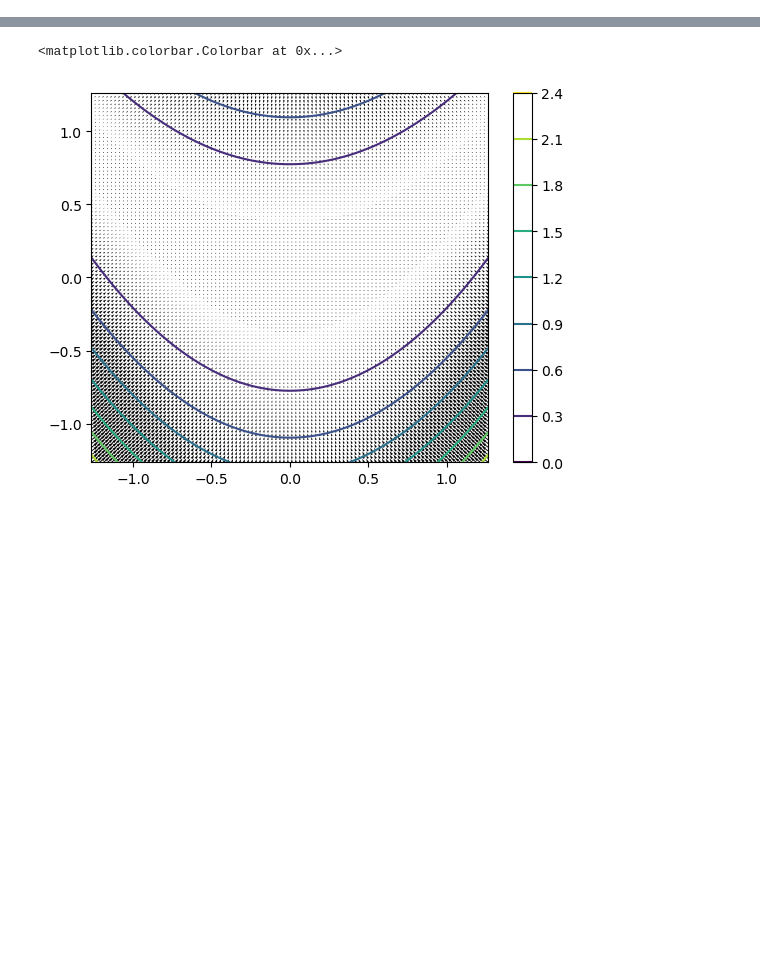
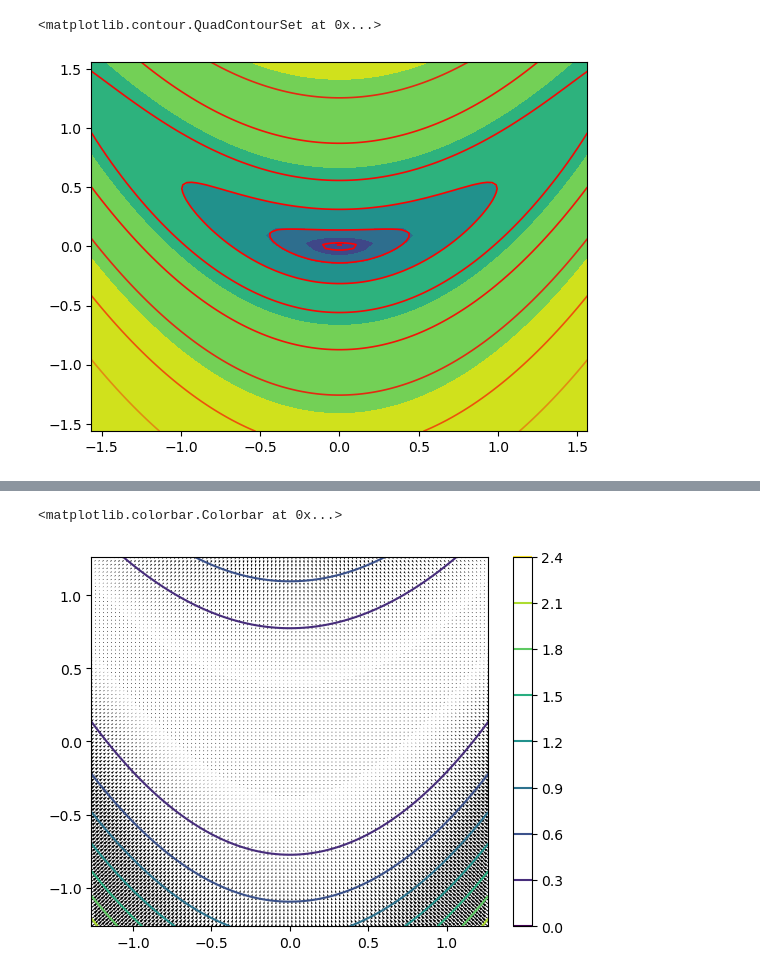
Before and after one commit to J-Hermant/Nesterov_Acceleration_Aiming_Condition, a Jupyter notebook: SQC_PL_2d.ipynb, the cells around one changed output, grey strips where cells are left out. Drawn from its saved outputs; the diff is of its cells as text; code cells hidden in the pictures; blank space fills up the shorter version.

```diff
--- a/SQC_PL_2d.ipynb
+++ b/SQC_PL_2d.ipynb
@@ -174,0 +210,68 @@ PL : 0.03760390021979999 RSI : 9.249268012099387e-05 EB : 0.05129315086538839
+# %%
+bound_square = 1.5638
+x_vals = np.linspace(-bound_square, bound_square, 100)
+y_vals = np.linspace(-bound_square, bound_square, 100)
+X, Y = np.meshgrid(x_vals, y_vals)
+epsilon = 0.1
+
+Z = g(X, Y,epsilon)
+
+levels_brut = np.linspace(0,1,10)
+levels = (levels_brut**4)*Z.max()
+# levels.reverse()
+
+for lev in levels:
+    # alpha augmente avec la valeur du niveau
+    # (tu peux ajuster la fonction pour obtenir l’effet que tu veux)
+    alpha = lev / levels.max()
+
+    plt.contour(X, Y, Z, levels=[lev],
+                colors='red',
+                linewidths=1.2,
+                alpha=1-alpha,
+                fontsize = 10)
+bound_square = 1.5638
+x_vals = np.linspace(-bound_square, bound_square, 50)
+y_vals = np.linspace(-bound_square, bound_square, 50)
+X, Y = np.meshgrid(x_vals, y_vals)
+epsilon = 0.1
+# X = np.linspace(-bound_square, bound_square, 6)
+# Y =0.5*X**2
+Z = g(X, Y,epsilon)
+# Gradient sur la grille
+U, V = grad_g(X, Y,epsilon)
+norm_grad2 =  np.sqrt(U**2 + V**2)
+
+# plt.quiver(X,Y,-U/norm_grad2,-V/norm_grad2,alpha=0.8, color ="red",facecolor ="black")
+plt.contourf(X,Y,np.log(Z))
+
+
+# plt.figure(figsize=(6,6))
+# x_vals = np.linspace(-bound_square, bound_square, 50)
+# y_vals = np.linspace(-bound_square, bound_square, 50)
+# # ---- Lignes de niveau ----
+# cs = plt.contour(X, Y, Z, levels=levels, colors="black")
+# x_vals = np.linspace(-bound_square, bound_square, 6)
+# y_vals = np.linspace(-bound_square, bound_square, 6)
+# # ---- Flèches de gradient sur les lignes de niveau ----
+# for collection in cs.collections:             # pour chaque niveau
+#     for path in collection.get_paths():       # une courbe de niveau peut avoir plusieurs morceaux
+#         verts = path.vertices                 # (N, 2) tableau de points (x,y)
+
+#         # On échantillonne pour ne pas mettre une flèche par point
+#         step = len(verts)//5
+#         pts = verts[::max(1, step)]
+
+#         # Gradient au points
+#         gx, gy = grad_g(pts[:,0], pts[:,1],epsilon)
+#         norm_grad2 =  np.sqrt(gx**2 + gy**2)
+#         # On met des petites flèches
+#         plt.quiver(
+#             pts[:,0], pts[:,1],
+#             -gx/norm_grad2, -gy/norm_grad2,
+#             angles="xy", scale_units="xy", scale=5,
+#             color="red"
+#         )
+# %% [output]
+<matplotlib.contour.QuadContourSet at 0x...>
+[figure, added]
```
Also changed, not shown: parts of 6 cells of this notebook, 1 other file.
